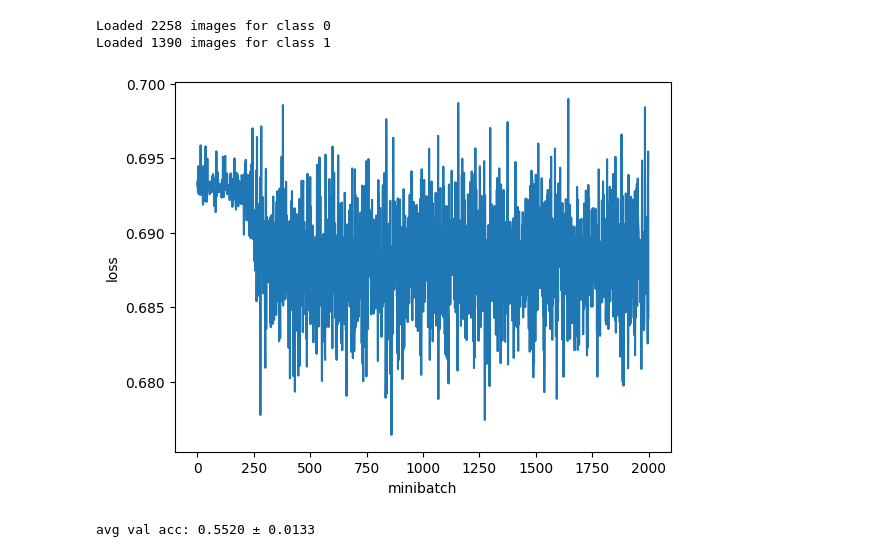
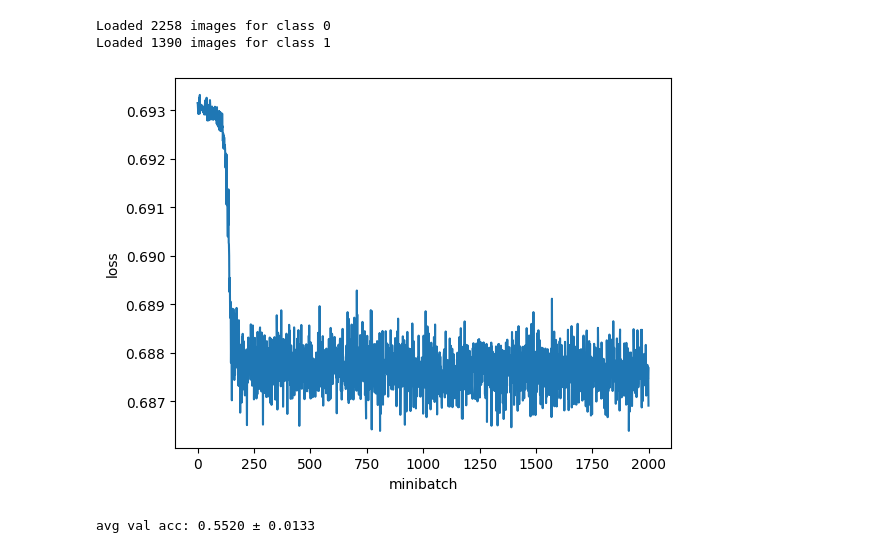
Before and after one commit to MartMonster/AlphaTreeLVQ, a Jupyter notebook: ALVQ/green-plants-model-training/croptimal.ipynb, the cells around one changed output. Drawn from its saved outputs; the diff is of its cells as text; code cells hidden in the pictures.

```diff
--- a/ALVQ/green-plants-model-training/croptimal.ipynb
+++ b/ALVQ/green-plants-model-training/croptimal.ipynb
@@ -29,35 +29,35 @@ Loaded 1390 images for class 1
 # %%
 # Check how many minibatches are needed to train
 
-minibatch_sz = 1000
+minibatch_sz = 50000
 n_minibatches = 2000
 
 imgs_train, imgs_val = helper.xval(global_imgs)
 train_loader = helper.data_loader(imgs_train, minibatch_sz)
 
 mu, std = helper.feats_mean_std(train_loader, n_minibatches // 10)
 mu = torch.from_numpy(mu)
 std = torch.from_numpy(std)
 
 n_feats = mu.shape[0]
 init_protos = torch.from_numpy(np.ones((2, n_feats), dtype=np.float32))
 
 net = alvq.alvq_net(n_feats, init_protos, False, mu, std)
 lvq = lvq_p_train.lvq_p_train(net, lr=0.001)
 
 losses = np.empty(n_minibatches)
 
 for batch_nr in tqdm(range(n_minibatches)):
     X, y = next(train_loader)
     X = torch.from_numpy(X)
     y = torch.from_numpy(y)
     losses[batch_nr] = lvq.train(X, y)
 
 plt.plot(losses)
 plt.xlabel('minibatch')
 plt.ylabel('loss');
 # %% [output]
-[figure, old version]
+[figure, new version]
 # %%
 # Train probabilistic angular LVQ
 
```
Also changed, not shown: 2 other files.
